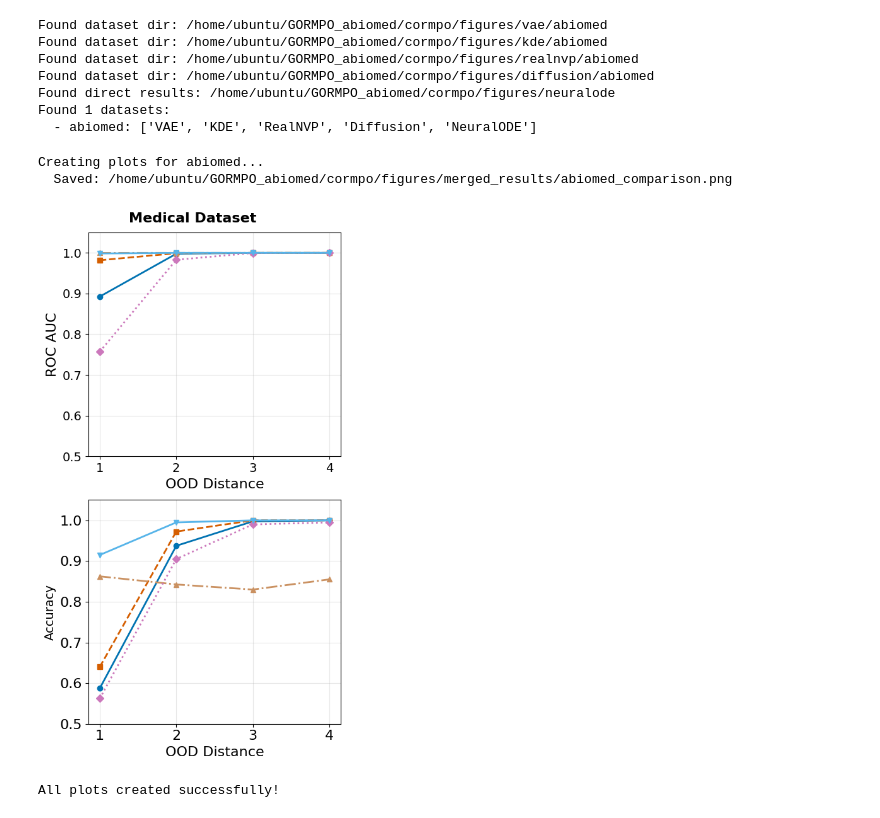
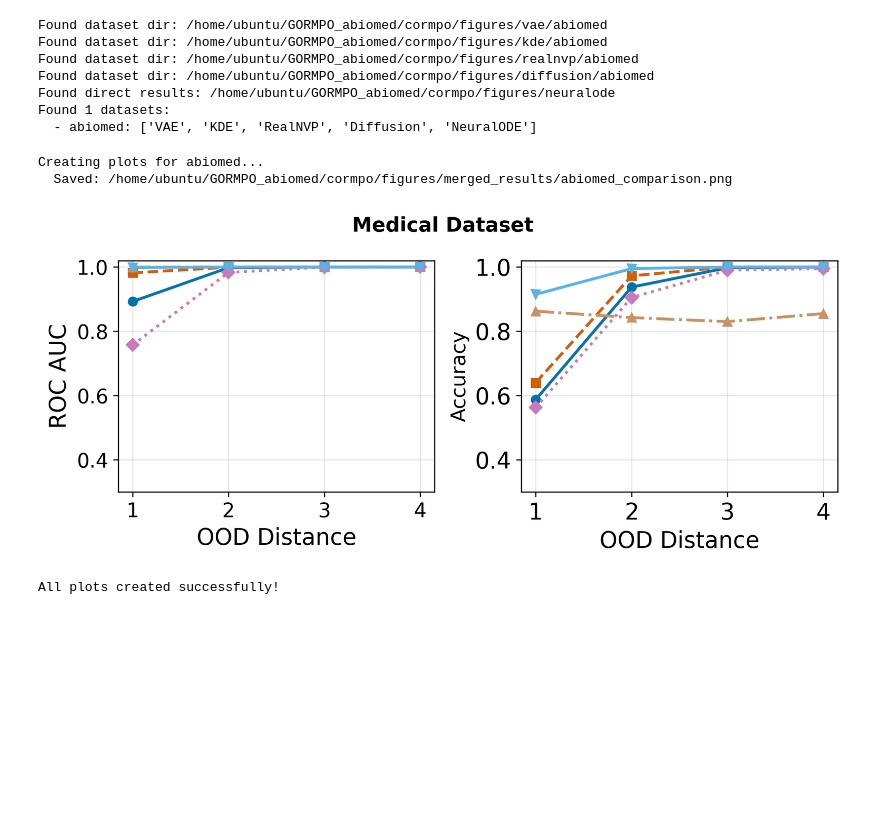
Before and after one commit to aysintumay/GORMPO_abiomed, a Jupyter notebook: cormpo/merge_results.ipynb, the cells around one changed output. Drawn from its saved outputs; the diff is of its cells as text; code cells hidden in the pictures; blank space fills up the shorter version.

```diff
--- a/cormpo/merge_results.ipynb
+++ b/cormpo/merge_results.ipynb
@@ -84,8 +84,8 @@ for dataset_name, methods_data in results_by_dataset.items():
     print(f"\nCreating plots for {dataset_name}...")
 
     # Create figure with 2x3 subplots
-    fig, axes = plt.subplots(2, 1, figsize=(5,9))
-    fig.suptitle(f'Medical Dataset', fontsize=16, fontweight='bold')
+    fig, axes = plt.subplots(1, 2, figsize=(8,3.5),dpi=300)
+    fig.suptitle(f'Medical Dataset', fontsize=14, fontweight='bold')
 
     # Plot 1: Mean Log-Likelihood
     # ax1 = axes[0, 0]
@@ -119,7 +119,7 @@ for dataset_name, methods_data in results_by_dataset.items():
     # ax1.set_title('ROC AUC vs OOD Distance', fontsize=16)
     # ax1.legend(fontsize=16)
     ax1.grid(True, alpha=0.3)
-    ax1.set_ylim([0.5, 1.05])
+    ax1.set_ylim([0.3, 1.02])
 
     # Plot 3: Accuracy
     ax2 = axes[1]
@@ -137,7 +137,7 @@ for dataset_name, methods_data in results_by_dataset.items():
     # ax2.set_title('Accuracy vs OOD Distance', fontsize=16)
     # ax2.legend(fontsize=14)
     ax2.grid(True, alpha=0.3)
-    ax2.set_ylim([0.5, 1.05])
+    ax2.set_ylim([0.3, 1.02])
 
     # # Plot 4: F1 Score
     # ax4 = axes[1, 0]
@@ -178,32 +178,32 @@ for dataset_name, methods_data in results_by_dataset.items():
     # for method_name, data in methods_data.items():
     #     distances = [d['distance'] for d in data]
     #     recall = [d['recall'] for d in data]
     #     style = method_styles[method_name]
     #     ax6.plot(distances, recall, label=method_name,
     #             color=style['color'], marker=style['marker'],
     #             linestyle=style['linestyle'], linewidth=2, markersize=8)
 
     # ax6.set_xlabel('OOD Distance', fontsize=12)
     # ax6.set_ylabel('Recall', fontsize=12)
     # ax6.set_title('Recall vs OOD Distance', fontsize=14)
     # ax6.legend(fontsize=11)
     # ax6.grid(True, alpha=0.3)
     # ax6.set_ylim([0, 1.05])
 
     plt.tight_layout()
 
     # Save the figure
     output_dir = base_dir / 'merged_results'
     output_dir.mkdir(exist_ok=True)
     output_file = output_dir / f'{dataset_name}_comparison.png'
     plt.savefig(output_file, dpi=300, bbox_inches='tight')
     print(f"  Saved: {output_file}")
 
     plt.show()
 
 print("\nAll plots created successfully!")
 # %% [output]
 Creating plots for abiomed...
   Saved: /home/ubuntu/GORMPO_abiomed/cormpo/figures/merged_results/abiomed_comparison.png
-[figure, old version]
+[figure, new version]
 All plots created successfully!
```
Also changed, not shown: parts of 2 cells of this notebook, 51 other files.
